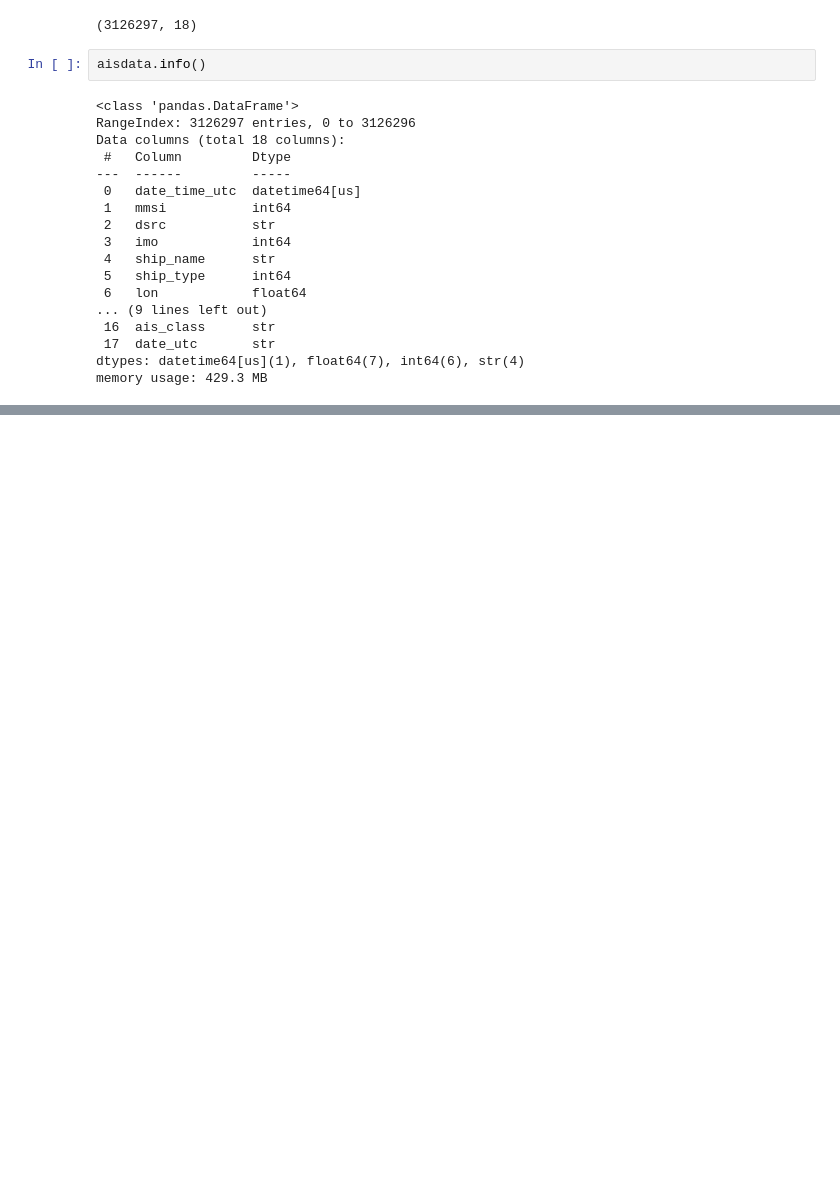
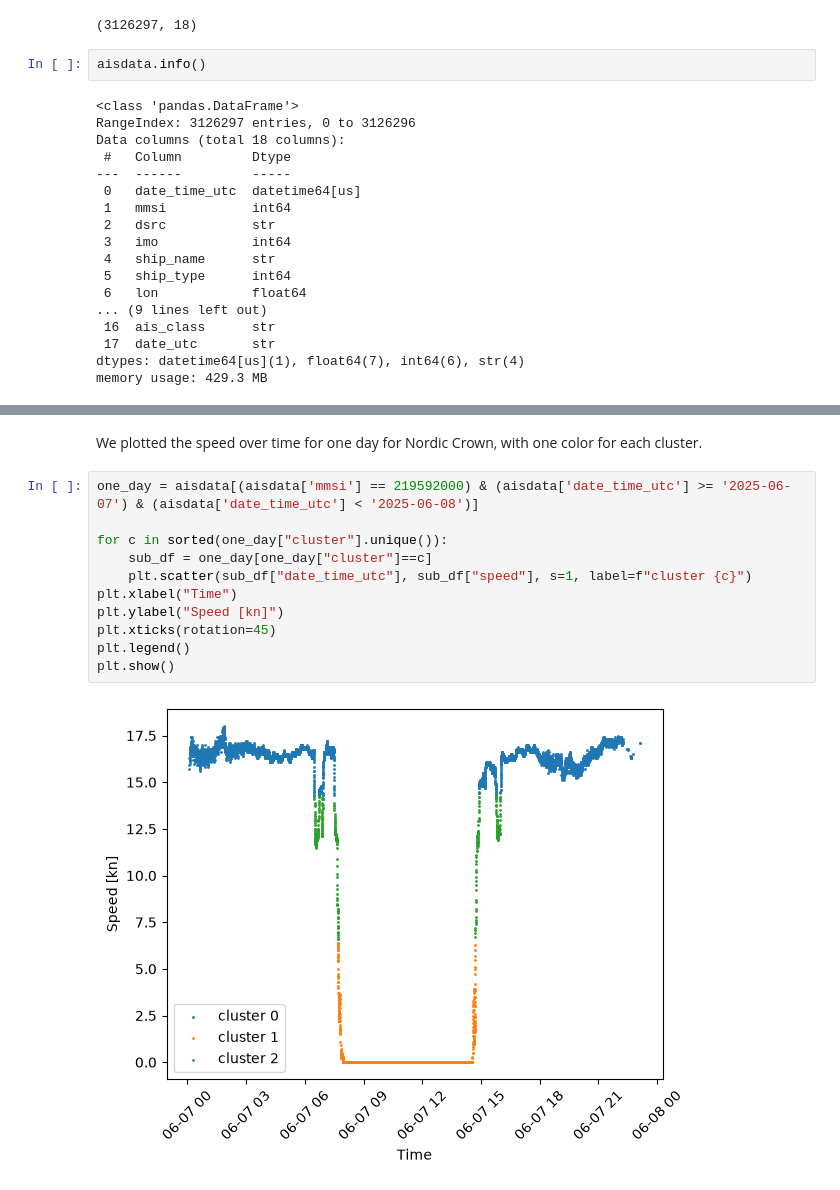
Before and after one commit to SiggyHacker/tmr12-project-, a Jupyter notebook: Notebooks/03_ML_model.ipynb, the cells around one changed output, grey strips where cells are left out. Drawn from its saved outputs; the diff is of its cells as text; blank space fills up the shorter version.

```diff
--- a/Notebooks/03_ML_model.ipynb
+++ b/Notebooks/03_ML_model.ipynb
@@ -55,0 +100,15 @@ Name: count, dtype: int64
+# %% [markdown]
+We plotted the speed over time for one day for Nordic Crown, with one color for each cluster.
+# %%
+one_day = aisdata[(aisdata['mmsi'] == 219592000) & (aisdata['date_time_utc'] >= '2025-06-07') & (aisdata['date_time_utc'] < '2025-06-08')]
+
+for c in sorted(one_day["cluster"].unique()):
+    sub_df = one_day[one_day["cluster"]==c]
+    plt.scatter(sub_df["date_time_utc"], sub_df["speed"], s=1, label=f"cluster {c}")
+plt.xlabel("Time")
+plt.ylabel("Speed [kn]")
+plt.xticks(rotation=45)
+plt.legend()
+plt.show()
+# %% [output]
+[figure, added]
```
Also changed, not shown: parts of 12 cells of this notebook.
